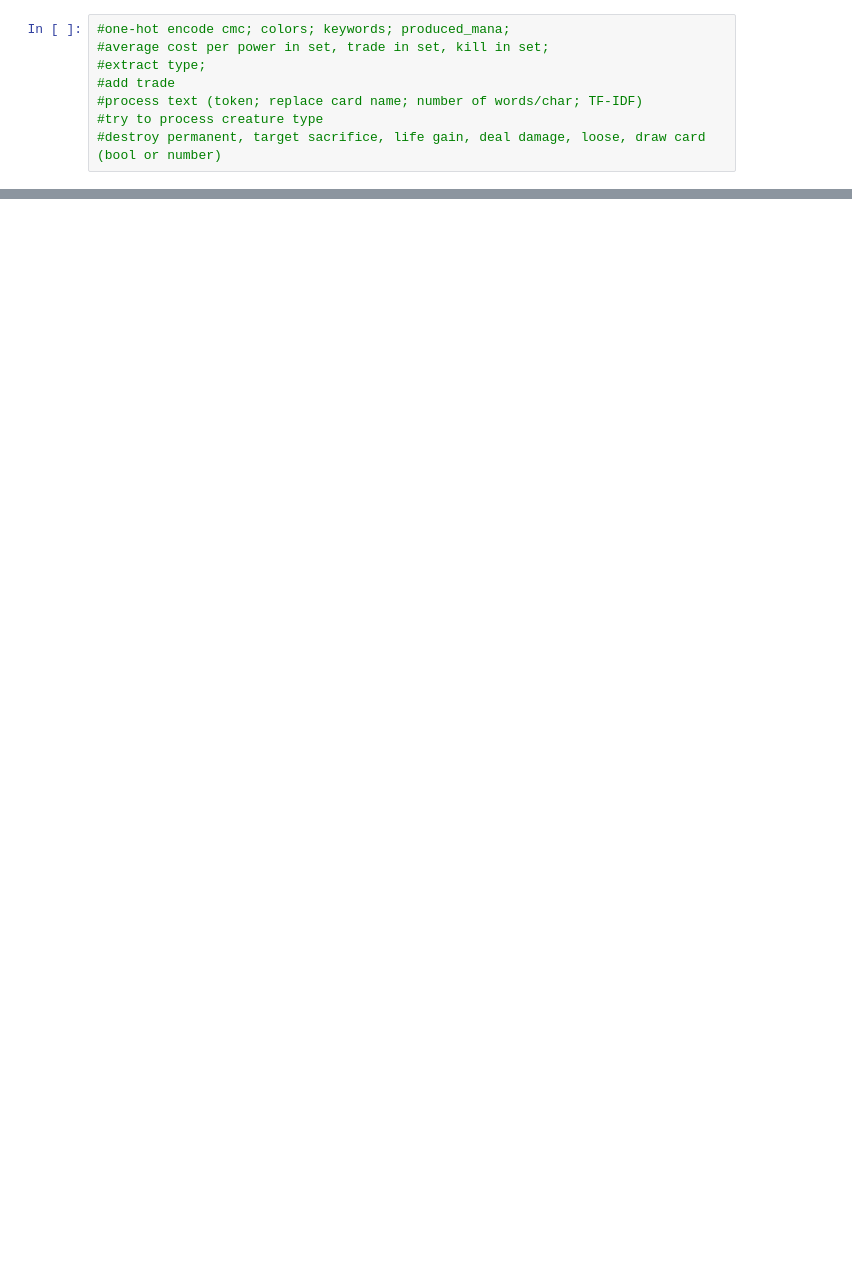
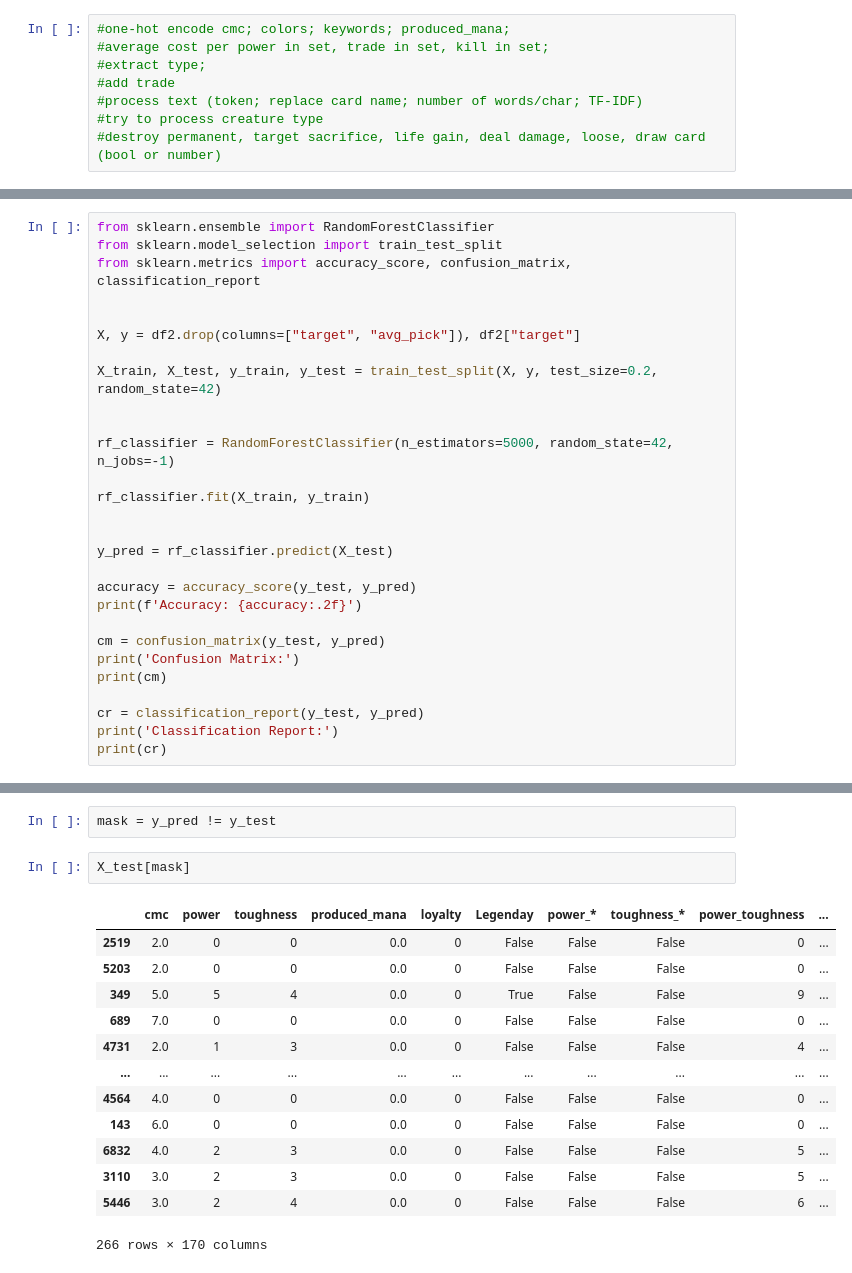
Before and after one commit to pahlisch/mtga-draft-app, a Jupyter notebook: mtga_app/notebooks/prediction.ipynb, the cells around one changed output, grey strips where cells are left out. Cells and saved outputs as stored; diff of their text form; blank space fills up the shorter version.

```diff
--- a/mtga_app/notebooks/prediction.ipynb
+++ b/mtga_app/notebooks/prediction.ipynb
@@ -1149,0 +674,28 @@ Name: avg_pick, dtype: float64
+# %%
+from sklearn.ensemble import RandomForestClassifier
+from sklearn.model_selection import train_test_split
+from sklearn.metrics import accuracy_score, confusion_matrix, classification_report
+
+
+X, y = df2.drop(columns=["target", "avg_pick"]), df2["target"]
+
+X_train, X_test, y_train, y_test = train_test_split(X, y, test_size=0.2, random_state=42)
+
+
+rf_classifier = RandomForestClassifier(n_estimators=5000, random_state=42, n_jobs=-1)
+
+rf_classifier.fit(X_train, y_train)
+
+
+y_pred = rf_classifier.predict(X_test)
+
+accuracy = accuracy_score(y_test, y_pred)
+print(f'Accuracy: {accuracy:.2f}')
+
+cm = confusion_matrix(y_test, y_pred)
+print('Confusion Matrix:')
+print(cm)
+
+cr = classification_report(y_test, y_pred)
+print('Classification Report:')
+print(cr)
@@ -1149,0 +718,18 @@ Name: avg_pick, dtype: float64
+# %%
+mask = y_pred != y_test
+# %%
+X_test[mask]
+# %% [output]
+|  | cmc | power | toughness | produced_mana | loyalty | Legenday | power_* | toughness_* | power_toughness | ... |
+| 2519 | 2.0 | 0 | 0 | 0.0 | 0 | False | False | False | 0 | ... |
+| 5203 | 2.0 | 0 | 0 | 0.0 | 0 | False | False | False | 0 | ... |
+| 349 | 5.0 | 5 | 4 | 0.0 | 0 | True | False | False | 9 | ... |
+| 689 | 7.0 | 0 | 0 | 0.0 | 0 | False | False | False | 0 | ... |
+| 4731 | 2.0 | 1 | 3 | 0.0 | 0 | False | False | False | 4 | ... |
+| ... | ... | ... | ... | ... | ... | ... | ... | ... | ... | ... |
+| 4564 | 4.0 | 0 | 0 | 0.0 | 0 | False | False | False | 0 | ... |
+| 143 | 6.0 | 0 | 0 | 0.0 | 0 | False | False | False | 0 | ... |
+| 6832 | 4.0 | 2 | 3 | 0.0 | 0 | False | False | False | 5 | ... |
+| 3110 | 3.0 | 2 | 3 | 0.0 | 0 | False | False | False | 5 | ... |
+| 5446 | 3.0 | 2 | 4 | 0.0 | 0 | False | False | False | 6 | ... |
+266 rows × 170 columns
```
Also changed, not shown: parts of 81 cells of this notebook, 1 other file.
